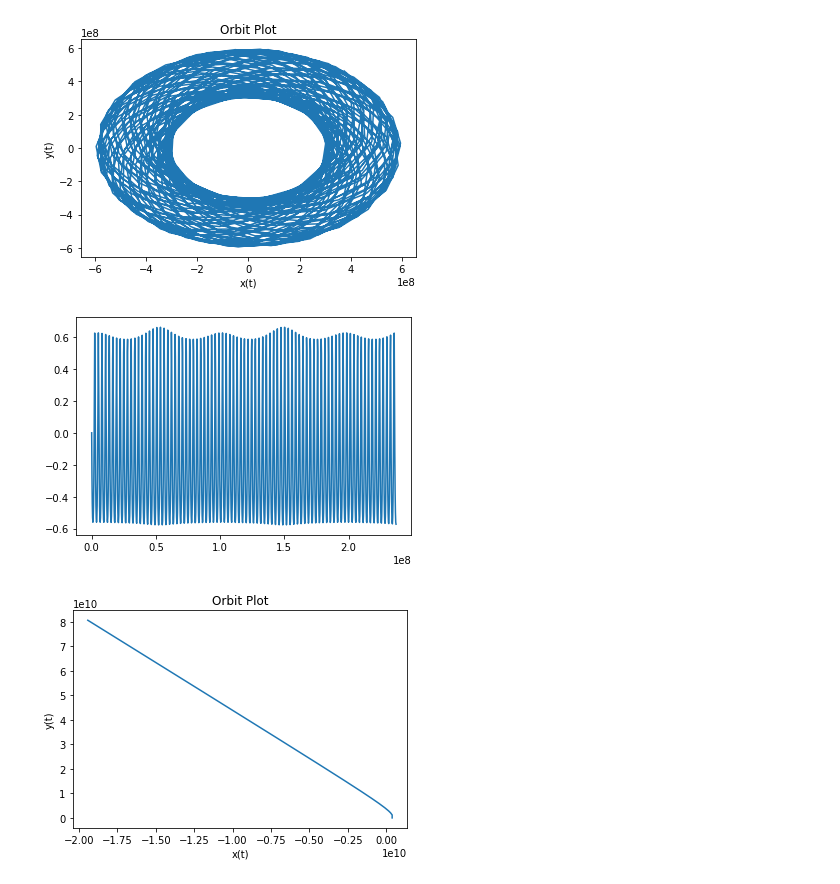
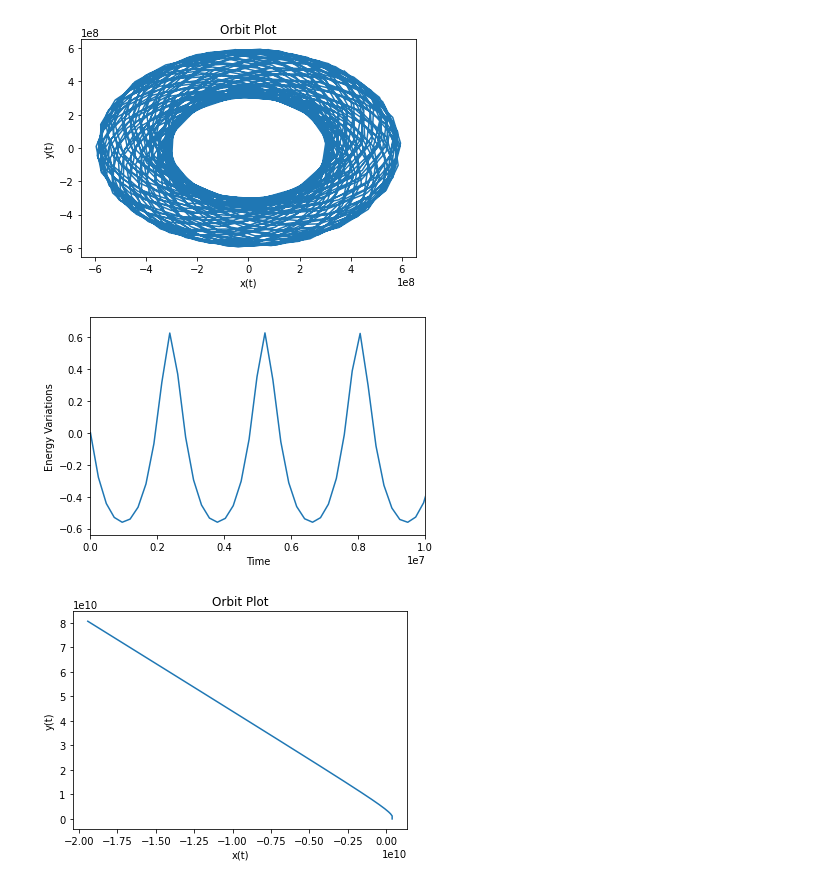
Before and after one commit to fhernandez93/Lecture-5-ODE-PPM, a Jupyter notebook: ODE Training.ipynb, the cells around one changed output. Cells and saved outputs as stored; diff of their text form; code cells hidden in the pictures.

```diff
--- a/ODE Training.ipynb
+++ b/ODE Training.ipynb
@@ -271,22 +271,27 @@ def euler_modifed_moon(dt,interval_t,X,Y,V_x,V_y):
     Vy_t = [V_y]
     Vx_t = [V_x]
     for i in range(len(dt_points)-1):
-
-        y_t += [y_t[-1] + dt*Vy_t[-1]]
-        x_t += [x_t[-1] + dt*Vx_t[-1]]
-        Vx_t += [Vx_t[-1] + dt*greavderiv_chose("deriv_V_x",[
-            x_t[-1] + dt/2 * greavderiv_chose("deriv_V_x",[x_t[-1],y_t[-1]]),
-            y_t[-1] + dt/2 * greavderiv_chose("deriv_V_y",[x_t[-1],y_t[-1]])
-            ])]
-        Vy_t += [Vy_t[-1] + dt*greavderiv_chose("deriv_V_y",[
-            x_t[-1] + dt/2 * greavderiv_chose("deriv_V_x",[x_t[-1],y_t[-1]]),
-            y_t[-1] + dt/2 * greavderiv_chose("deriv_V_y",[x_t[-1],y_t[-1]])
-            ])]
+        values = gravderiv(x_t[-1],y_t[-1],Vx_t[-1],Vy_t[-1],0)
+        values_k = gravderiv(x_t[-1]+dt/2 * values[0],y_t[-1]+dt/2 * values[1],Vx_t[-1] + dt/2*values[2],Vy_t[-1] + dt/2 * values[3],0)
+        x_t+=[x_t[-1] + dt*values_k[0]]
+        y_t+=[y_t[-1] + dt*values_k[1]]
+        Vx_t+=[Vx_t[-1] + dt*values_k[2]]
+        Vy_t+=[Vy_t[-1] + dt*values_k[3]]
+        #y_t += [y_t[-1] + dt*Vy_t[-1]]
+        #x_t += [x_t[-1] + dt*Vx_t[-1]]
+        #Vx_t += [Vx_t[-1] + dt*greavderiv_chose("deriv_V_x",[
+        #    x_t[-1] + dt/2 * greavderiv_chose("deriv_V_x",[x_t[-1],y_t[-1]]),
+        #    y_t[-1] + dt/2 * greavderiv_chose("deriv_V_y",[x_t[-1],y_t[-1]])
+        #    ])]
+        #Vy_t += [Vy_t[-1] + dt*greavderiv_chose("deriv_V_y",[
+        #    x_t[-1] + dt/2 * greavderiv_chose("deriv_V_x",[x_t[-1],y_t[-1]]),
+        #    y_t[-1] + dt/2 * greavderiv_chose("deriv_V_y",[x_t[-1],y_t[-1]])
+        #    ])]
 
     return {'x_t':x_t, 'y_t':y_t, 'Vx_t':Vx_t, 'Vy_t':Vy_t, 't_points':dt_points}
 
 
-moon_result_values = euler_modifed_moon(0.01*T,[0,100*T],x_0,y_0,v_x_0,V_y_0)
+moon_result_values = euler_modifed_moon(0.0001*T,[0,100*T],x_0,y_0,v_x_0,V_y_0)
 # %%
 #Use first a time-step dt= 0.01T . Plot the Moon motion X(t), Y(t), Vx(t), Vy(t)
 plt.title(r'X(t) vs t')
@@ -365,15 +374,18 @@ plt.show()
 # %%
 #Energy
 T_energy = 0.5 * M * (np.power(moon_result_values['Vx_t'],2) + np.power(moon_result_values['Vy_t'],2))
 V_energy = -G*M/np.sqrt(np.power(moon_result_values['x_t'],2)+np.power(moon_result_values['y_t'],2))
 energy = T_energy + V_energy
 
 energy_variations = (energy - energy[0])/energy[0]
 
 plt.plot(moon_result_values['t_points'], energy_variations)
+plt.xlim(0, 1e7)
+plt.xlabel("Time")
+plt.ylabel("Energy Variations")
 plt.show()
 # %% [output]
-[figure, old version]
+[figure, new version]
 # %%
 #0.5
 moon_result_values = euler_modifed_moon(0.5*T,[0,100*T],x_0,y_0,v_x_0,V_y_0)
```
Also changed, not shown: parts of 11 cells of this notebook, 1 other file.
